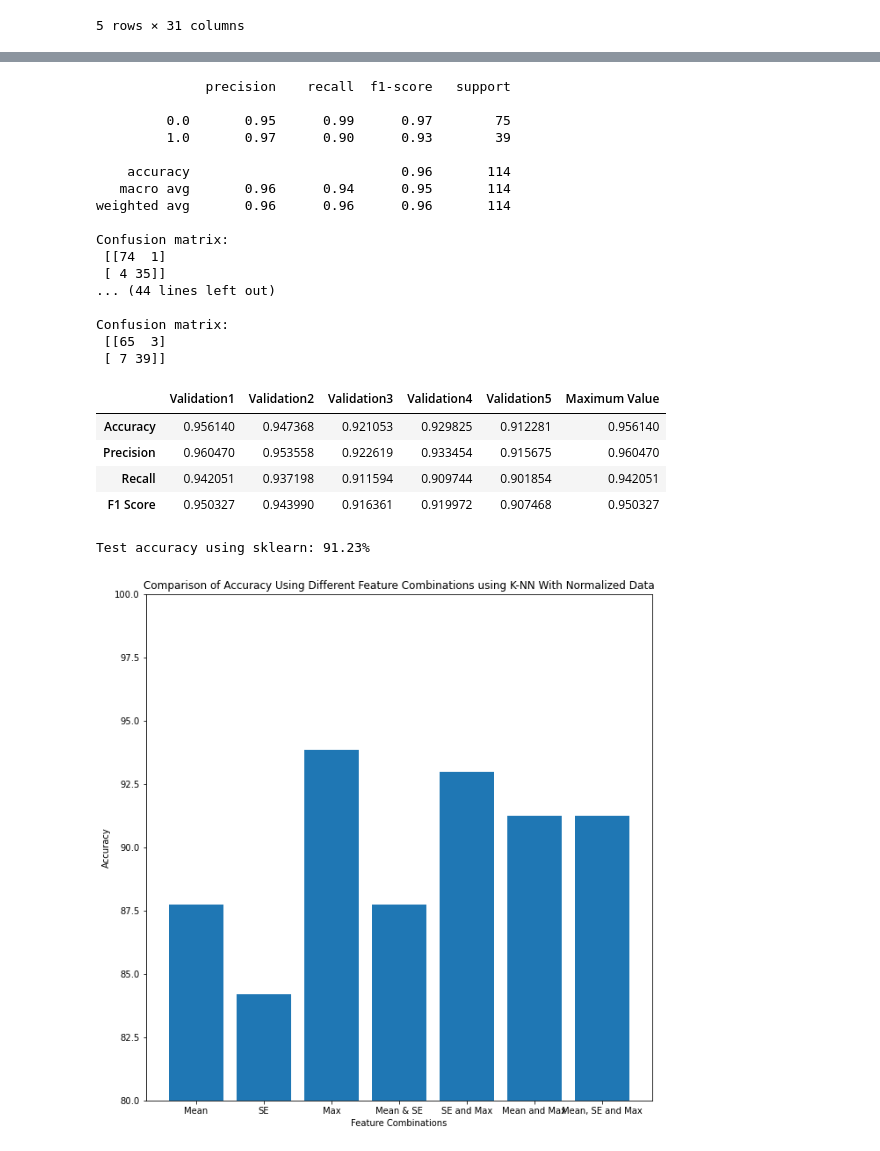
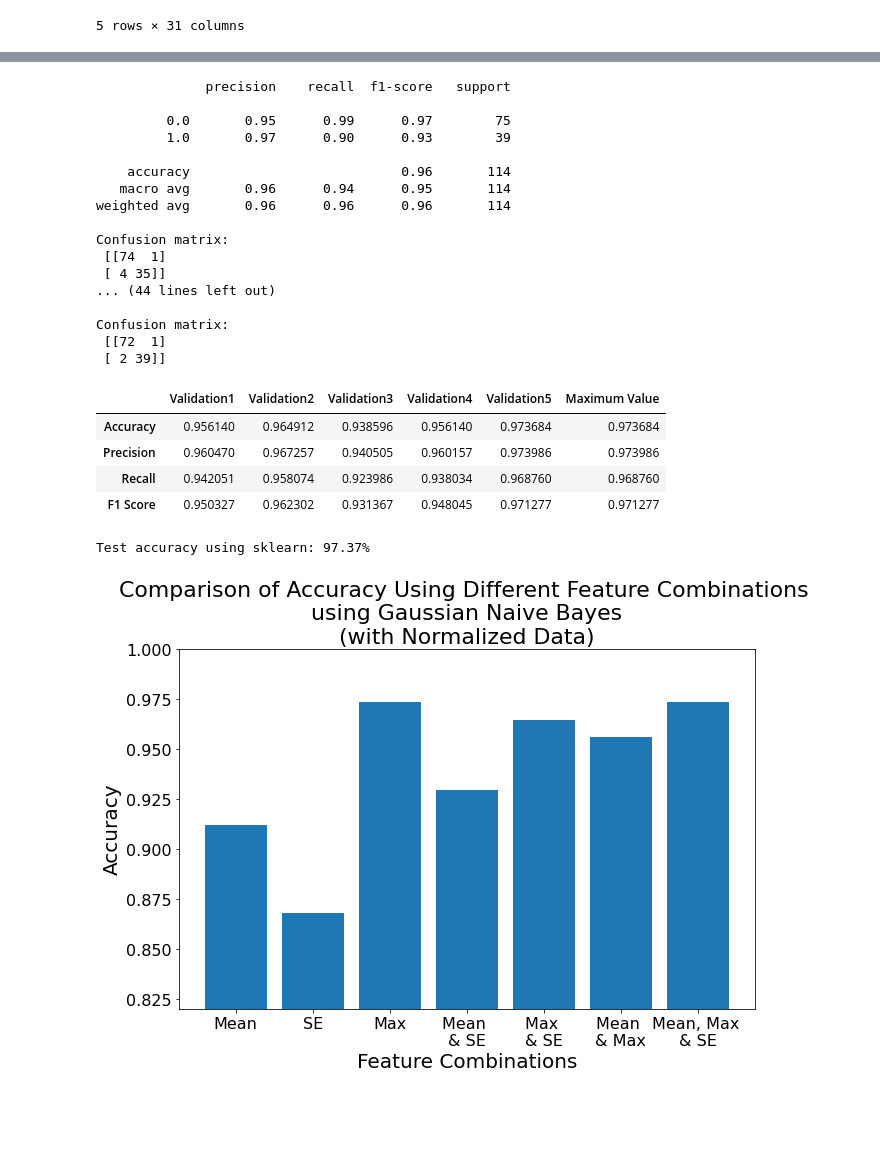
Before and after one commit to NavoditC/24787_Project, a Jupyter notebook: Gaussian Naive Bayes Normalized.ipynb, the cells around one changed output, grey strips where cells are left out. Cells and saved outputs as stored; diff of their text form; code cells hidden in the pictures; blank space fills up the shorter version.

```diff
--- a/Gaussian Naive Bayes Normalized.ipynb
+++ b/Gaussian Naive Bayes Normalized.ipynb
@@ -185,7 +193,7 @@ Test accuracy using sklearn: 84.21%
 # %%
 #Max
-sk_train_acc, sk_test_acc = skNBSolver(final_data3)
-print("\nTest accuracy using sklearn: {:.2f}%\n".format(sk_test_acc))
+sk_train_acc3, sk_test_acc3 = skNBSolver(final_data3)
+print("\nTest accuracy using sklearn: {:.2f}%\n".format(sk_test_acc3))
 # %% [output]
               precision    recall  f1-score   support
 
@@ -241,7 +249,7 @@ Test accuracy using sklearn: 87.72%
 # %%
-#Mean
-sk_train_acc, sk_test_acc = skNBSolver(final_data5)
-print("\nTest accuracy using sklearn: {:.2f}%\n".format(sk_test_acc))
+#SE and Max
+sk_train_acc5, sk_test_acc5 = skNBSolver(final_data5)
+print("\nTest accuracy using sklearn: {:.2f}%\n".format(sk_test_acc5))
 # %% [output]
               precision    recall  f1-score   support
 
@@ -269,7 +277,7 @@ Test accuracy using sklearn: 92.98%
 # %%
-#Mean
-sk_train_acc, sk_test_acc = skNBSolver(final_data6)
-print("\nTest accuracy using sklearn: {:.2f}%\n".format(sk_test_acc))
+#Mean and Max
+sk_train_acc6, sk_test_acc6 = skNBSolver(final_data6)
+print("\nTest accuracy using sklearn: {:.2f}%\n".format(sk_test_acc6))
 # %% [output]
               precision    recall  f1-score   support
 
@@ -297,7 +305,7 @@ Test accuracy using sklearn: 91.23%
 # %%
-#Mean
-sk_train_acc, sk_test_acc = skNBSolver(final_data7)
-print("\nTest accuracy using sklearn: {:.2f}%\n".format(sk_test_acc))
+#Mean, SE and Max
+sk_train_acc7, sk_test_acc7 = skNBSolver(final_data7)
+print("\nTest accuracy using sklearn: {:.2f}%\n".format(sk_test_acc7))
 # %% [output]
               precision    recall  f1-score   support
 
@@ -314,25 +322,33 @@ Confusion matrix:
 ... (44 lines left out)
 
 Confusion matrix:
- [[65  3]
- [ 7 39]]
+ [[72  1]
+ [ 2 39]]
 |  | Validation1 | Validation2 | Validation3 | Validation4 | Validation5 | Maximum Value |
-| Accuracy | 0.956140 | 0.947368 | 0.921053 | 0.929825 | 0.912281 | 0.956140 |
-| Precision | 0.960470 | 0.953558 | 0.922619 | 0.933454 | 0.915675 | 0.960470 |
-| Recall | 0.942051 | 0.937198 | 0.911594 | 0.909744 | 0.901854 | 0.942051 |
-| F1 Score | 0.950327 | 0.943990 | 0.916361 | 0.919972 | 0.907468 | 0.950327 |
+| Accuracy | 0.956140 | 0.964912 | 0.938596 | 0.956140 | 0.973684 | 0.973684 |
+| Precision | 0.960470 | 0.967257 | 0.940505 | 0.960157 | 0.973986 | 0.973986 |
+| Recall | 0.942051 | 0.958074 | 0.923986 | 0.938034 | 0.968760 | 0.968760 |
+| F1 Score | 0.950327 | 0.962302 | 0.931367 | 0.948045 | 0.971277 | 0.971277 |
-Test accuracy using sklearn: 91.23%
+Test accuracy using sklearn: 97.37%
 # %%
-fig = plt.figure(figsize=(8,8))
+fig = plt.figure(figsize=(8,5))
 ax = fig.add_axes([0,0,1,1])
-feature_comb = ['Mean', 'SE', 'Max', 'Mean & SE', 'SE and Max', 'Mean and Max', 'Mean, SE and Max']
-accuracy = [87.72, 84.21, 93.86, 87.72, 92.98, 91.23, 91.23]
+plt.rcParams["font.family"] = "Times New Roman"
+
+feature_comb = ['Mean', 'SE', 'Max', 'Mean \n& SE', 'Max \n& SE', 'Mean \n& Max', 'Mean, Max \n& SE']
+accuracy = [sk_test_acc1/100, sk_test_acc2/100, sk_test_acc3/100, sk_test_acc4/100, sk_test_acc5/100, sk_test_acc6/100, sk_test_acc7/100]
+
 ax.bar(feature_comb,accuracy)
-ax.set_xlabel('Feature Combinations')
-ax.set_ylabel('Accuracy')
-ax.set_title('Comparison of Accuracy Using Different Feature Combinations using Gaussian Naive Bayes With Normalized Data')
-plt.ylim([80, 100])
+ax.set_xlabel('Feature Combinations', fontsize = 20)
+ax.set_ylabel('Accuracy', fontsize = 20)
+ax.set_title('Comparison of Accuracy Using Different Feature Combinations \n using Gaussian Naive Bayes \n(with Normalized Data)', fontsize = 22)
+
+for label in (ax.get_xticklabels() + ax.get_yticklabels()):
+    label.set_fontsize(16)
+
+plt.ylim([0.82, 1])
 plt.tight_layout()
+plt.savefig('Normalized Dataset.png', bbox_inches = 'tight', dpi = 200)
 plt.show()
 # %% [output]
-[figure, old version]
+[figure, new version]
```
Also changed, not shown: parts of 13 cells of this notebook, 2 other files.
